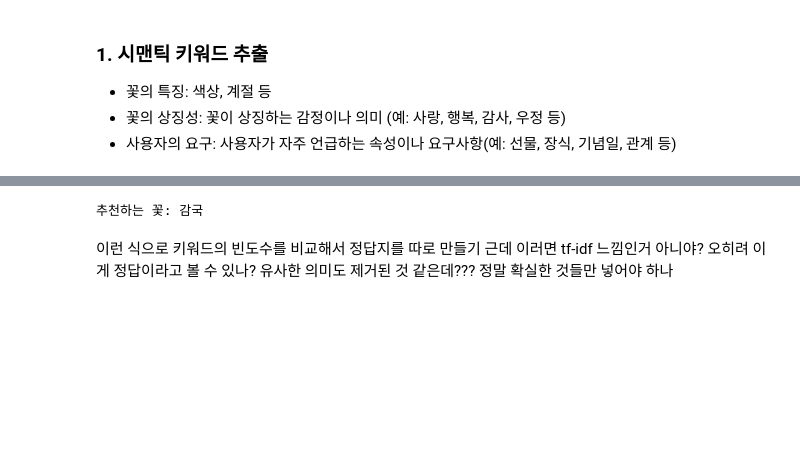
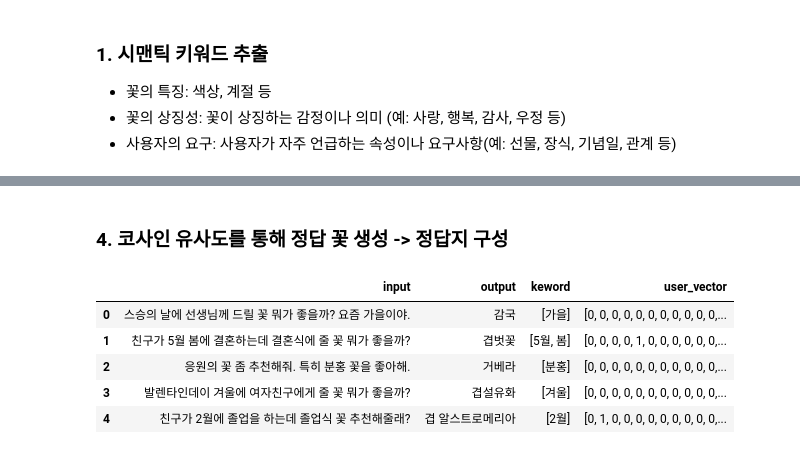
Before and after one commit to Fiurinee-Tave/Model, a Jupyter notebook: data/14_추천시스템_평가.ipynb, the cells around one changed output, grey strips where cells are left out. Cells and saved outputs as stored; diff of their text form; code cells hidden in the pictures; blank space fills up the shorter version.

```diff
--- a/data/14_추천시스템_평가.ipynb
+++ b/data/14_추천시스템_평가.ipynb
@@ -206,4 +170,5 @@ user_vector = keyword_frequency(keywords, user_keywords)
 # %%
-# 꽃의 키워드 벡터 계산
-flower_vectors = {flower: keyword_frequency(keywords, kw_list)
+#벡터화 (사용자 입력, 기존 데이터)
+correct['user_vector'] = correct['keword'].apply(keyword_frequency)
+flower_vector = {flower: keyword_frequency(kw_list)
                   for flower, kw_list in flower_keywords.items()}
@@ -233,13 +175,22 @@ flower_vectors
-# %%
-# 코사인 유사도 계산
-similarities = {flower: cosine_similarity(user_vector, vector)[0][0]
-                for flower, vector in flower_vectors.items()}
-
-# 가장 유사한 꽃 추천
-recommended_flower = max(similarities, key=similarities.get)
-print(f"추천하는 꽃: {recommended_flower}")
-# %% [output]
-추천하는 꽃: 감국
-# %% [markdown]
-이런 식으로 키워드의 빈도수를 비교해서 정답지를 따로 만들기 </br>
-근데 이러면 tf-idf 느낌인거 아니야? 오히려 이게 정답이라고 볼 수 있나? 유사한 의미도 제거된 것 같은데??? 정말 확실한 것들만 넣어야 하나
+# %% [markdown]
+### 4. 코사인 유사도를 통해 정답 꽃 생성 -> 정답지 구성
+# %%
+#코사인 유사도를 통해
+def recommend_flower(user_vector, flower_vector):
+    flower_vectors = np.array(list(flower_vector.values())) # 꽃 벡터들을 2D 배열로 변환
+
+    similarities = cosine_similarity([user_vector], flower_vectors)[0]
+    max_similarity_index = np.argmax(similarities) # 가장 높은 유사도를 가진 꽃의 인덱스
+    return list(flower_vector.keys())[max_similarity_index]  # 해당 인덱스의 꽃 이름 반환
+# %%
+# 각 행에 대해 꽃 추천
+correct['output'] = correct['user_vector'].apply(lambda x: recommend_flower(x, flower_vector))
+# %%
+correct.head(5)
+# %% [output]
+|  | input | output | keword | user_vector |
+| 0 | 스승의 날에 선생님께 드릴 꽃 뭐가 좋을까? 요즘 가을이야. | 감국 | [가을] | [0, 0, 0, 0, 0, 0, 0, 0, 0, 0, 0,... |
+| 1 | 친구가 5월 봄에 결혼하는데 결혼식에 줄 꽃 뭐가 좋을까? | 겹벗꽃 | [5월, 봄] | [0, 0, 0, 0, 1, 0, 0, 0, 0, 0, 0,... |
+| 2 | 응원의 꽃 좀 추천해줘. 특히 분홍 꽃을 좋아해. | 거베라 | [분홍] | [0, 0, 0, 0, 0, 0, 0, 0, 0, 0, 0,... |
+| 3 | 발렌타인데이 겨울에 여자친구에게 줄 꽃 뭐가 좋을까? | 겹설유화 | [겨울] | [0, 0, 0, 0, 0, 0, 0, 0, 0, 0, 0,... |
+| 4 | 친구가 2월에 졸업을 하는데 졸업식 꽃 추천해줄래? | 겹 알스트로메리아 | [2월] | [0, 1, 0, 0, 0, 0, 0, 0, 0, 0, 0,... |
```
Also changed, not shown: parts of 21 cells of this notebook.
